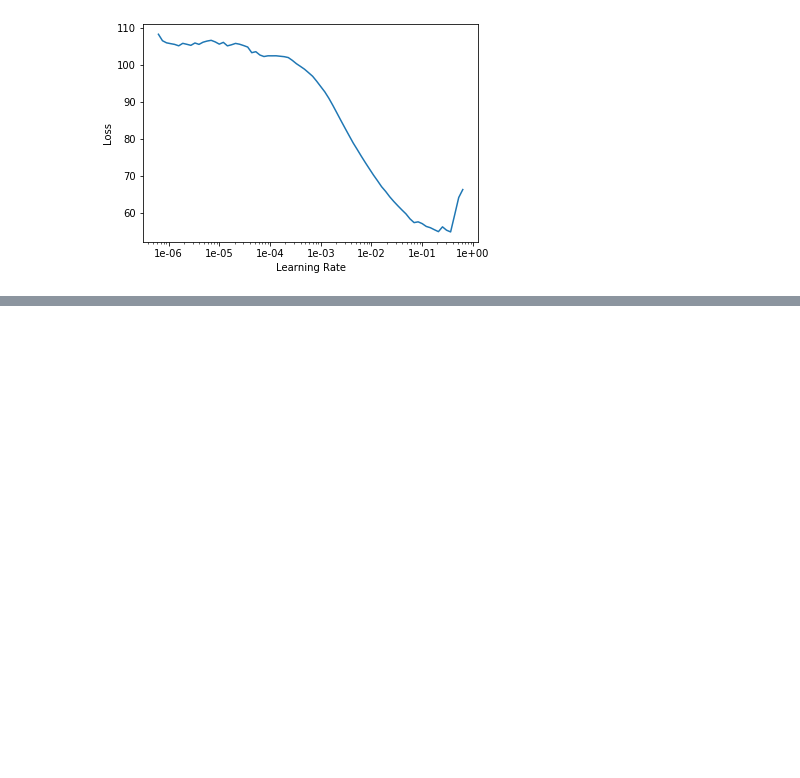
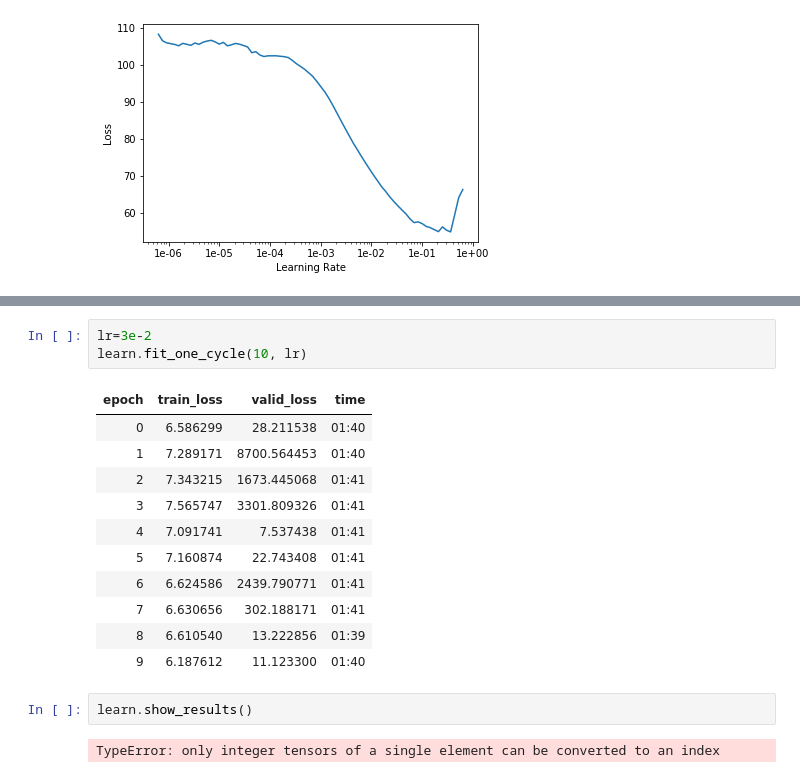
Before and after one commit to chosia/fastai-coco-object-detection, a Jupyter notebook: coco-object-detection.ipynb, the cells around one changed output, grey strips where cells are left out. Saved outputs shown, nothing was run; the diff lists cells and outputs as text; blank space fills up the shorter version.

Commit message:
Started training. The results are crap for now and show_results() doesn't work.

```diff
--- a/coco-object-detection.ipynb
+++ b/coco-object-detection.ipynb
@@ -1012,0 +993,19 @@ ipdb> q
+# %%
+lr=3e-2
+learn.fit_one_cycle(10, lr)
+# %% [output]
+| epoch | train_loss | valid_loss | time |
+| 0 | 6.586299 | 28.211538 | 01:40 |
+| 1 | 7.289171 | 8700.564453 | 01:40 |
+| 2 | 7.343215 | 1673.445068 | 01:41 |
+| 3 | 7.565747 | 3301.809326 | 01:41 |
+| 4 | 7.091741 | 7.537438 | 01:41 |
+| 5 | 7.160874 | 22.743408 | 01:41 |
+| 6 | 6.624586 | 2439.790771 | 01:41 |
+| 7 | 6.630656 | 302.188171 | 01:41 |
+| 8 | 6.610540 | 13.222856 | 01:39 |
+| 9 | 6.187612 | 11.123300 | 01:40 |
+# %%
+learn.show_results()
+# %% [output]
+TypeError: only integer tensors of a single element can be converted to an index
```
Also changed, not shown: parts of 1 cell of this notebook.
